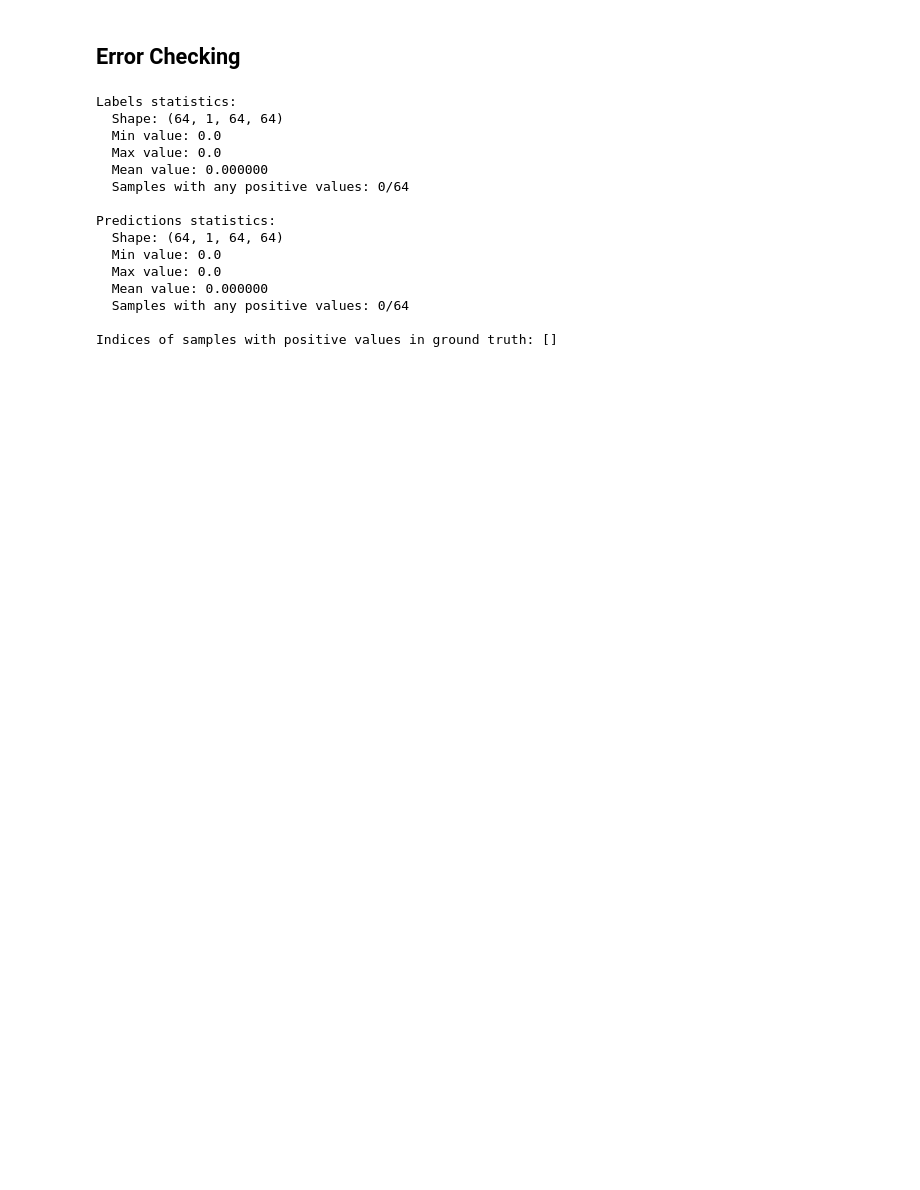
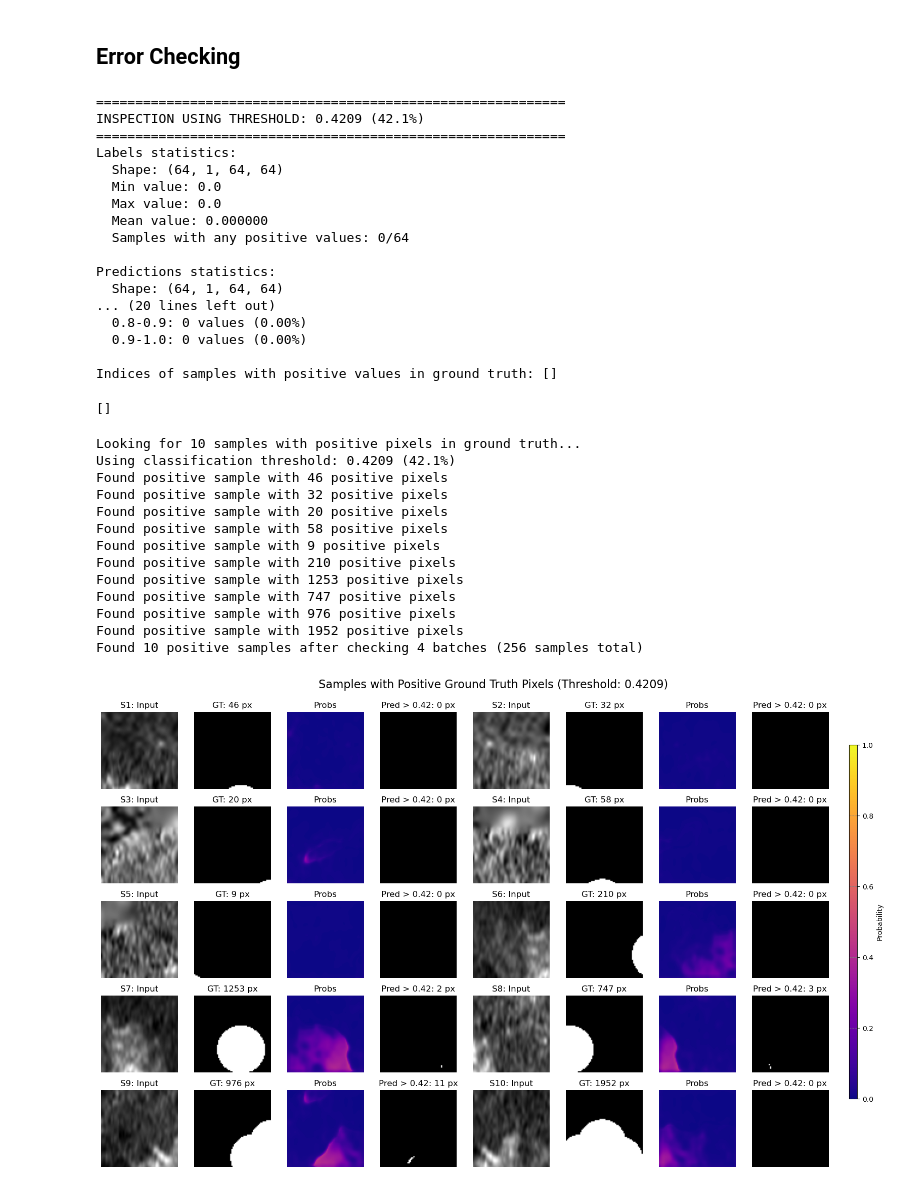
Before and after one commit to Unidata/MLscratchpad, a Jupyter notebook: BlogNotebooks/geospatial_examples/TasGeologyGeospatial_UNET.ipynb, the cells around one changed output. Cells and saved outputs as stored; diff of their text form; code cells hidden in the pictures; blank space fills up the shorter version.

Commit message:
loss and data viz update
updated loss and data viz

```diff
--- a/BlogNotebooks/geospatial_examples/TasGeologyGeospatial_UNET.ipynb
+++ b/BlogNotebooks/geospatial_examples/TasGeologyGeospatial_UNET.ipynb
@@ -777,0 +967,11 @@ Epoch 3/7
+# %%
+# Find threshold that maintains the class balance (3% positives)
+target_positive_rate = 0.05
+calibrated_threshold = find_threshold_for_class_balance(
+    model, test_loader, device, target_positive_rate=target_positive_rate
+)
+
+print(f"✓ Target distribution: {target_positive_rate*100:.1f}% positive examples")
+print(f"✓ Calibrated threshold: {calibrated_threshold:.4f} ({calibrated_threshold*100:.1f}%)")
+print(f"  → Predictions with probability > {calibrated_threshold*100:.1f}% will be classified as positive")
+print(f"  → This maintains your desired class distribution of {target_positive_rate*100:.1f}% positives")
@@ -829,8 +1185,11 @@ def inspect_data_and_predictions(model, test_loader, device):
 
     return positive_samples
 # %%
-positive_sample_indices = inspect_data_and_predictions(model, test_loader, device)
+inspect_data_and_predictions(model, test_loader, device, threshold=calibrated_threshold)
 # %% [output]
+============================================================
+INSPECTION USING THRESHOLD: 0.4209 (42.1%)
+============================================================
 Labels statistics:
   Shape: (64, 1, 64, 64)
   Min value: 0.0
@@ -840,9 +1199,9 @@ Labels statistics:
 
 Predictions statistics:
   Shape: (64, 1, 64, 64)
-  Min value: 0.0
-  Max value: 0.0
-  Mean value: 0.000000
-  Samples with any positive values: 0/64
+... (20 lines left out)
+  0.8-0.9: 0 values (0.00%)
+  0.9-1.0: 0 values (0.00%)
 
 Indices of samples with positive values in ground truth: []
+[]
@@ -913,0 +1359,25 @@ visualize_predictions(model, test_loader, device, num_samples=10, num_cols=5)
+# %%
+# Find and visualize 20 samples with at least 1 positive pixel
+visualize_rare_positive_samples(
+    model,
+    test_loader,
+    device,
+    threshold=calibrated_threshold,  # Pass your calibrated threshold here
+    num_samples=10,
+    num_cols=2
+)
+# %% [output]
+Looking for 10 samples with positive pixels in ground truth...
+Using classification threshold: 0.4209 (42.1%)
+Found positive sample with 46 positive pixels
+Found positive sample with 32 positive pixels
+Found positive sample with 20 positive pixels
+Found positive sample with 58 positive pixels
+Found positive sample with 9 positive pixels
+Found positive sample with 210 positive pixels
+Found positive sample with 1253 positive pixels
+Found positive sample with 747 positive pixels
+Found positive sample with 976 positive pixels
+Found positive sample with 1952 positive pixels
+Found 10 positive samples after checking 4 batches (256 samples total)
+[figure, added]
```
Also changed, not shown: parts of 17 cells of this notebook, 1 other file.
